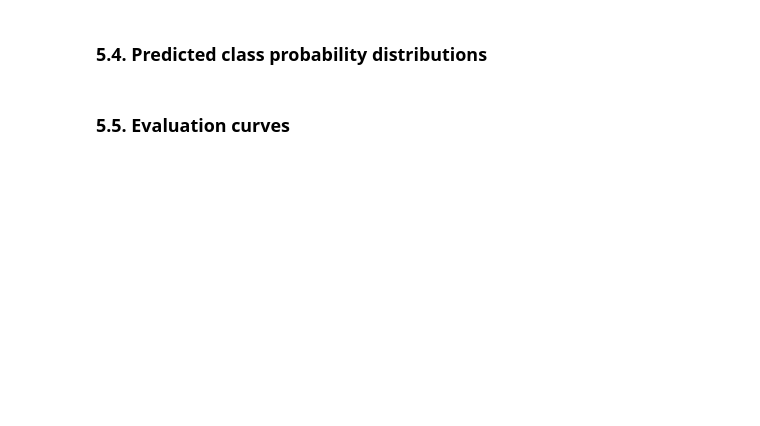
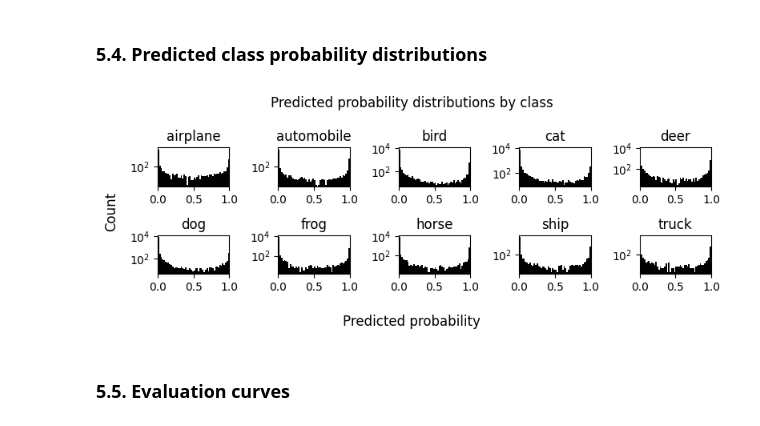
Before and after one commit to gperdrizet/CIFAR10, a Jupyter notebook: notebooks/04-architecture_optimization.ipynb, the cells around one changed output. Cells and saved outputs as stored; diff of their text form; code cells hidden in the pictures; blank space fills up the shorter version.

```diff
--- a/notebooks/04-architecture_optimization.ipynb
+++ b/notebooks/04-architecture_optimization.ipynb
@@ -468,19 +518,21 @@ plt.show()
 # %%
 # Get predicted probabilities for all test samples
 best_model.eval()
 all_probs = []
 
 with torch.no_grad():
     for images, _ in test_loader:
-        outputs = best_model(images)
+        outputs = best_model(images.to(config.DEVICE))
         probs = torch.softmax(outputs, dim=1)
         all_probs.append(probs.cpu().numpy())
 
 all_probs = np.concatenate(all_probs, axis=0)
 
 # Plot probability distributions
 fig, axes = plots.plot_class_probability_distributions(all_probs, config.CLASS_NAMES)
 plt.show()
+# %% [output]
+[figure, added]
 # %% [markdown]
 ### 5.5. Evaluation curves
 # %%
```
Also changed, not shown: parts of 19 cells of this notebook, 9 other files.
